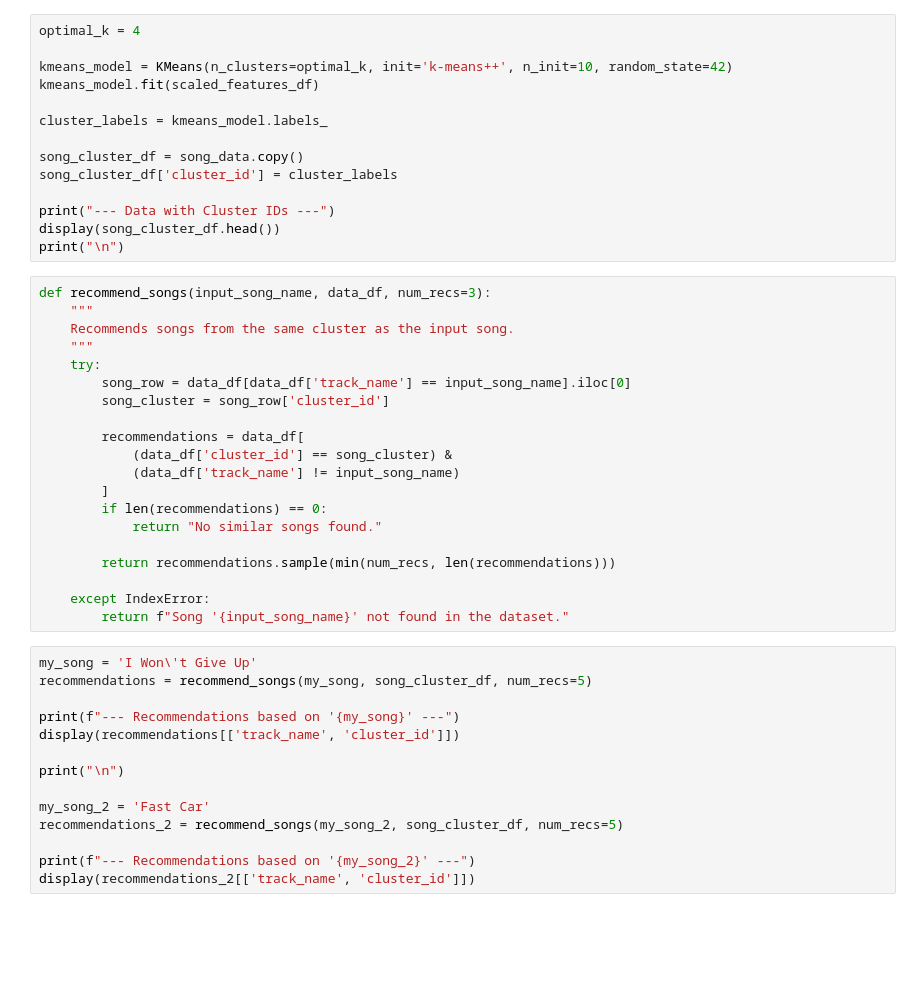
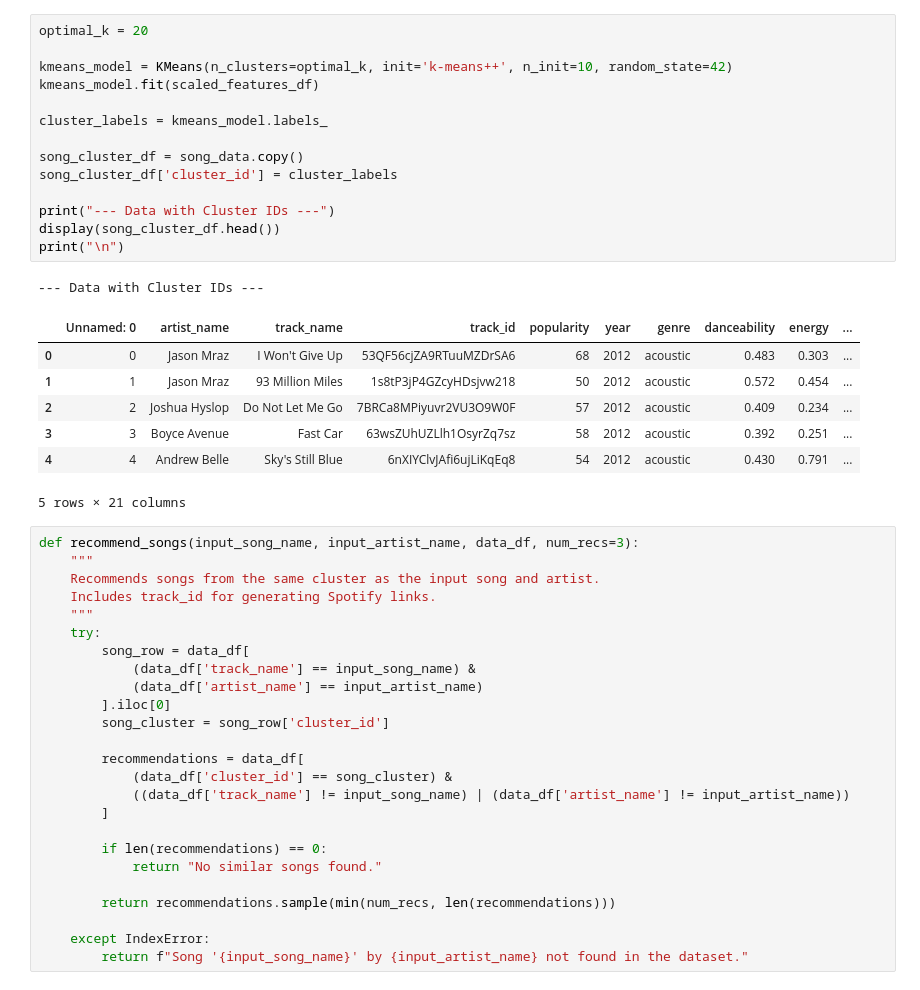
Before and after one commit to CamCranda11/MLFA25Project, a Jupyter notebook: MLProjectModel.ipynb, the cells around one changed output. Saved outputs shown, nothing was run; the diff lists cells and outputs as text; blank space fills up the shorter version.

```diff
--- a/MLProjectModel.ipynb
+++ b/MLProjectModel.ipynb
@@ -28,48 +53,48 @@ print("\n")
 # %%
-optimal_k = 4
+optimal_k = 20
 
 kmeans_model = KMeans(n_clusters=optimal_k, init='k-means++', n_init=10, random_state=42)
 kmeans_model.fit(scaled_features_df)
 
 cluster_labels = kmeans_model.labels_
 
 song_cluster_df = song_data.copy()
 song_cluster_df['cluster_id'] = cluster_labels
 
 print("--- Data with Cluster IDs ---")
 display(song_cluster_df.head())
 print("\n")
+# %% [output]
+--- Data with Cluster IDs ---
+|  | Unnamed: 0 | artist_name | track_name | track_id | popularity | year | genre | danceability | energy | ... |
+| 0 | 0 | Jason Mraz | I Won't Give Up | 53QF56cjZA9RTuuMZDrSA6 | 68 | 2012 | acoustic | 0.483 | 0.303 | ... |
+| 1 | 1 | Jason Mraz | 93 Million Miles | 1s8tP3jP4GZcyHDsjvw218 | 50 | 2012 | acoustic | 0.572 | 0.454 | ... |
+| 2 | 2 | Joshua Hyslop | Do Not Let Me Go | 7BRCa8MPiyuvr2VU3O9W0F | 57 | 2012 | acoustic | 0.409 | 0.234 | ... |
+| 3 | 3 | Boyce Avenue | Fast Car | 63wsZUhUZLlh1OsyrZq7sz | 58 | 2012 | acoustic | 0.392 | 0.251 | ... |
+| 4 | 4 | Andrew Belle | Sky's Still Blue | 6nXIYClvJAfi6ujLiKqEq8 | 54 | 2012 | acoustic | 0.430 | 0.791 | ... |
+5 rows × 21 columns
 # %%
-def recommend_songs(input_song_name, data_df, num_recs=3):
+def recommend_songs(input_song_name, input_artist_name, data_df, num_recs=3):
     """
-    Recommends songs from the same cluster as the input song.
+    Recommends songs from the same cluster as the input song and artist.
+    Includes track_id for generating Spotify links.
     """
     try:
-        song_row = data_df[data_df['track_name'] == input_song_name].iloc[0]
+        song_row = data_df[
+            (data_df['track_name'] == input_song_name) &
+            (data_df['artist_name'] == input_artist_name)
+        ].iloc[0]
         song_cluster = song_row['cluster_id']
 
         recommendations = data_df[
             (data_df['cluster_id'] == song_cluster) &
-            (data_df['track_name'] != input_song_name)
+            ((data_df['track_name'] != input_song_name) | (data_df['artist_name'] != input_artist_name))
         ]
+
         if len(recommendations) == 0:
             return "No similar songs found."
 
         return recommendations.sample(min(num_recs, len(recommendations)))
 
     except IndexError:
-        return f"Song '{input_song_name}' not found in the dataset."
+        return f"Song '{input_song_name}' by {input_artist_name} not found in the dataset."
-# %%
-my_song = 'I Won\'t Give Up'
-recommendations = recommend_songs(my_song, song_cluster_df, num_recs=5)
-
-print(f"--- Recommendations based on '{my_song}' ---")
-display(recommendations[['track_name', 'cluster_id']])
-
-print("\n")
-
-my_song_2 = 'Fast Car'
-recommendations_2 = recommend_songs(my_song_2, song_cluster_df, num_recs=5)
-
-print(f"--- Recommendations based on '{my_song_2}' ---")
-display(recommendations_2[['track_name', 'cluster_id']])
```
Also changed, not shown: parts of 3 cells of this notebook.
